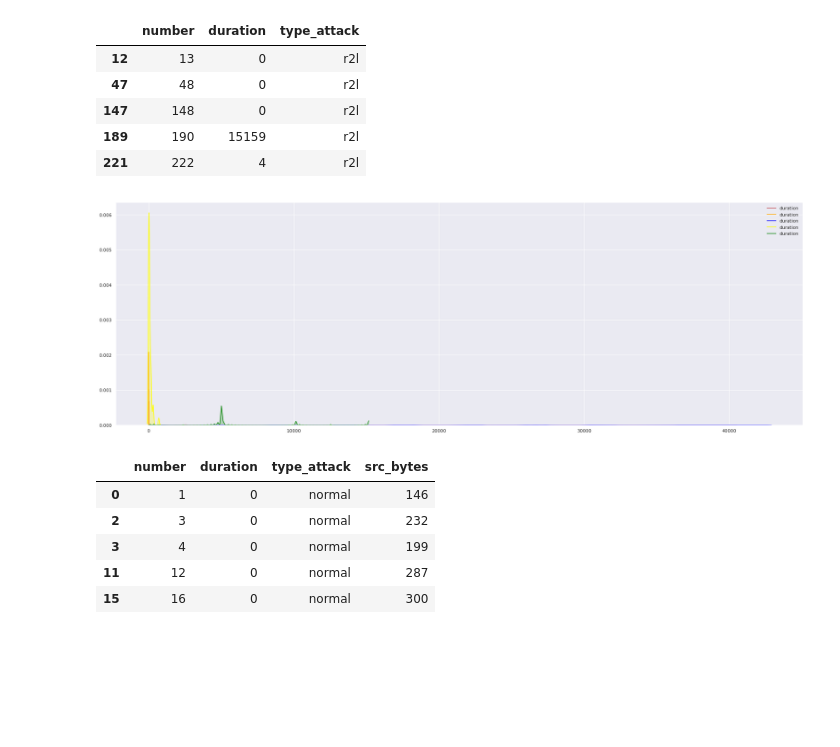
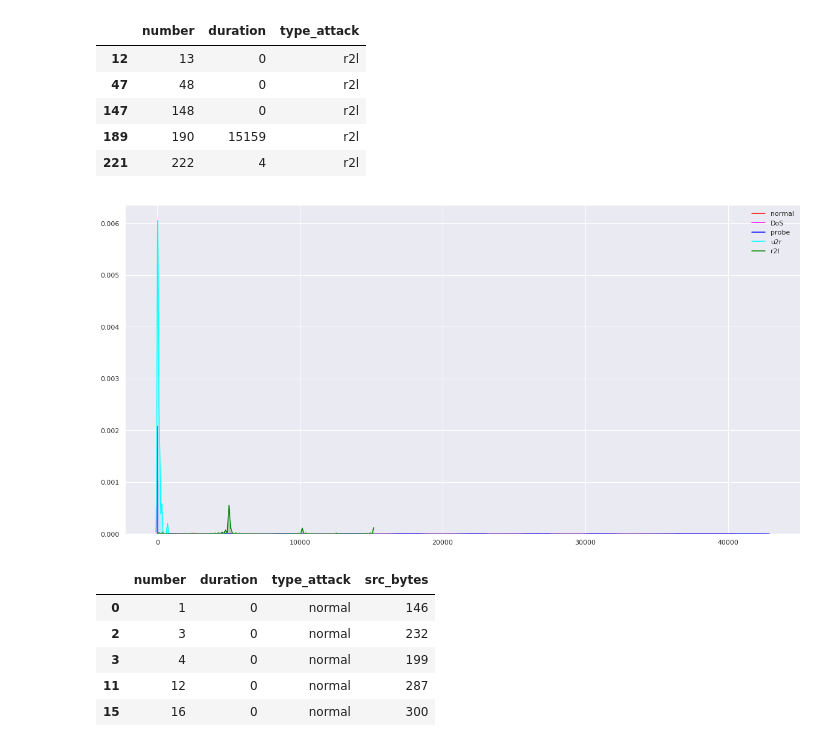
Before and after one commit to hasobi/skripsi, a Jupyter notebook: scatter_histogram_v1.ipynb, the cells around one changed output. Saved outputs shown, nothing was run; the diff lists cells and outputs as text; code cells hidden in the pictures; blank space fills up the shorter version.

```diff
--- a/scatter_histogram_v1.ipynb
+++ b/scatter_histogram_v1.ipynb
@@ -239,21 +245,21 @@ data_r2l.head()
 # %%
 #plot durasi semua
 
-sns.set(rc={'figure.figsize':(30,10)})
+sns.set(rc={'figure.figsize':(20,10)})
 
 
 # plot of 2 variables
-p1=sns.kdeplot(data_normal['duration'], shade=True, color="r")
-p1=sns.kdeplot(data_dos['duration'], shade=True, color="orange")
-p1=sns.kdeplot(data_probe['duration'], shade=True, color="blue")
-p1=sns.kdeplot(data_u2r['duration'], shade=True, color="yellow")
-p1=sns.kdeplot(data_r2l['duration'], shade=True, color="green")
+p1=sns.kdeplot(data_normal['duration'], shade=True, label="normal", color="red")
+p1=sns.kdeplot(data_dos['duration'], shade=True, label="DoS", color="magenta")
+p1=sns.kdeplot(data_probe['duration'], shade=True, label="probe", color="blue")
+p1=sns.kdeplot(data_u2r['duration'], shade=True, label="u2r", color="cyan")
+p1=sns.kdeplot(data_r2l['duration'], shade=True, label="r2l", color="green")
 
 
 
 # p1=sns.kdeplot(df['sepal_length'], shade=True, color="b")
 # %% [output]
-[figure, old version]
+[figure, new version]
 # %%
 # normal
 normal_only = data[data.type_attack == 'normal']
```
Also changed, not shown: parts of 24 cells of this notebook.
